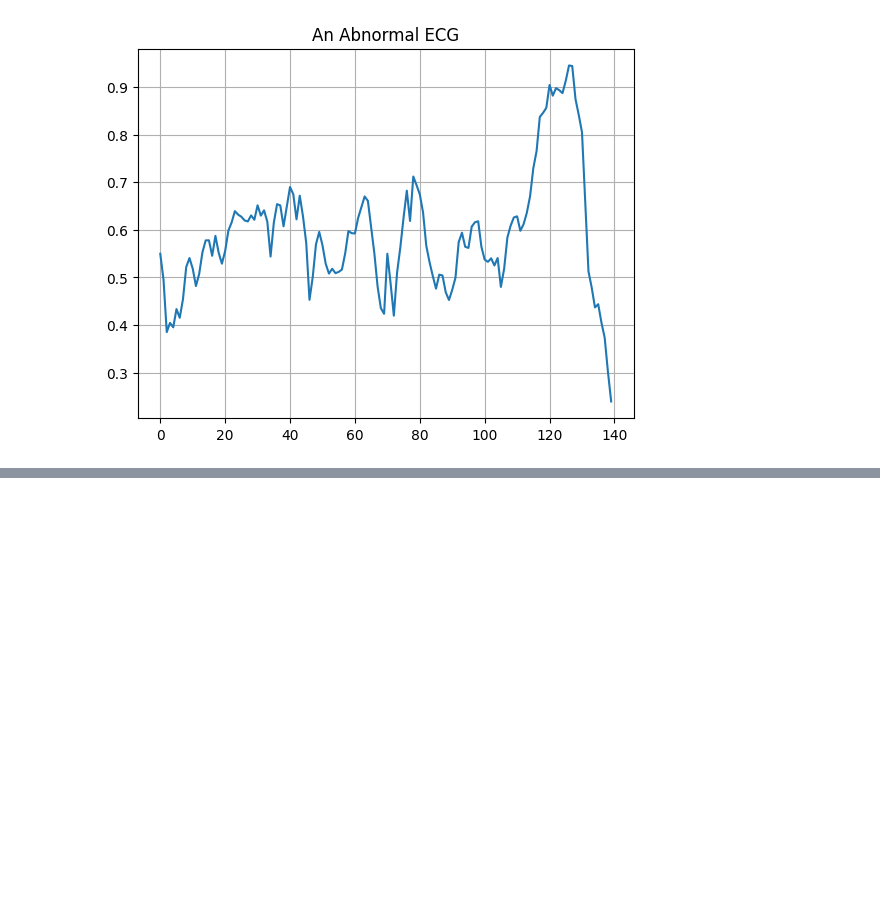
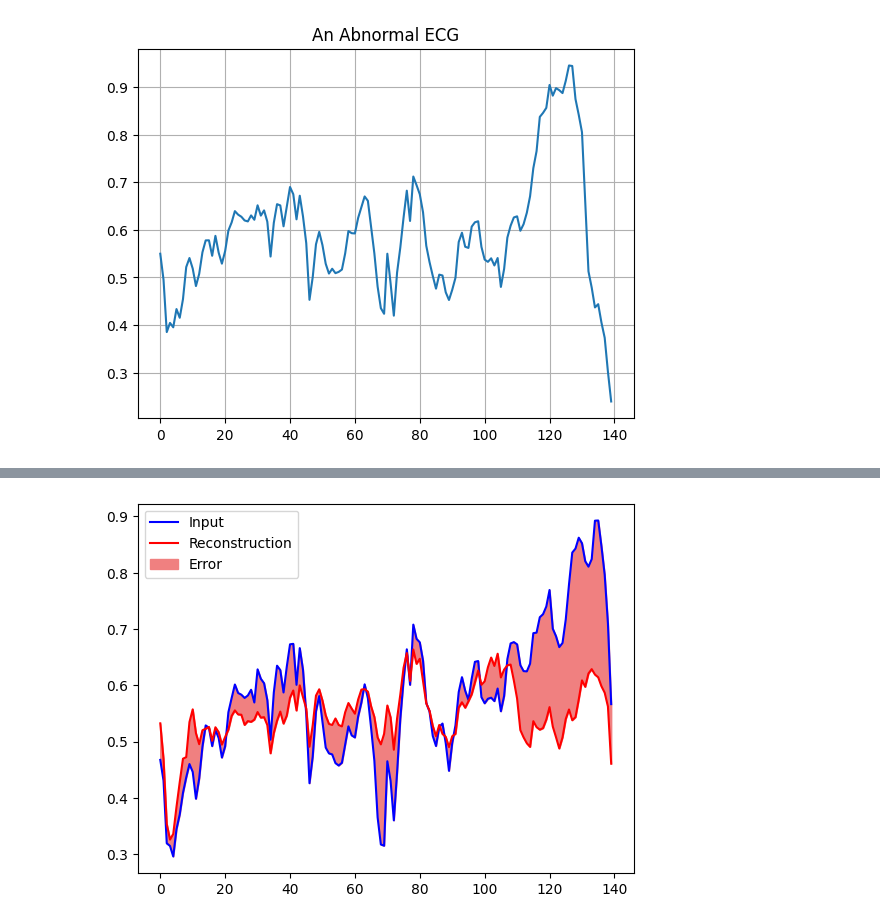
Before and after one commit to joshsmiththenoob/DeepLearning_Knowledge, a Jupyter notebook: AutoEncoder_AnomalyDetection_Training_TFdoc.ipynb, the cells around one changed output, grey strips where cells are left out. Cells and saved outputs as stored; diff of their text form; code cells hidden in the pictures; blank space fills up the shorter version.

```diff
--- a/AutoEncoder_AnomalyDetection_Training_TFdoc.ipynb
+++ b/AutoEncoder_AnomalyDetection_Training_TFdoc.ipynb
@@ -77,0 +139,9 @@ plt.show()
+# %%
+# 訓練完後，使用不正常的測試data來驗證還原程度
+anomalous_X_test_hat = autoencoder.predict(anomalous_X_test)
+plt.plot(anomalous_X_test[0], 'b')
+plt.plot(anomalous_X_test_hat[0], 'r')
+plt.fill_between(np.arange(140), anomalous_X_test_hat[0], anomalous_X_test[0], color='lightcoral')
+plt.legend(labels=["Input", "Reconstruction", "Error"])
+plt.show()
+# %% [output]
@@ -77,0 +149 @@ plt.show()
+[figure, added]
```
Also changed, not shown: parts of 10 cells of this notebook.
